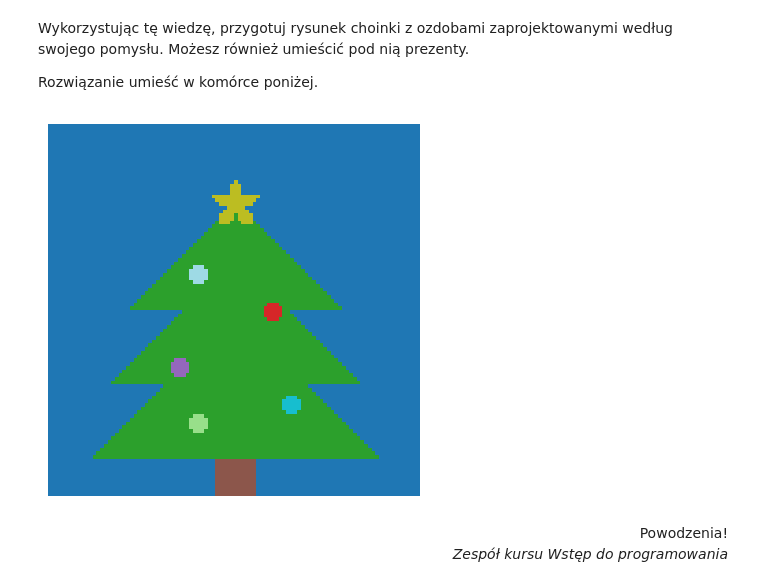
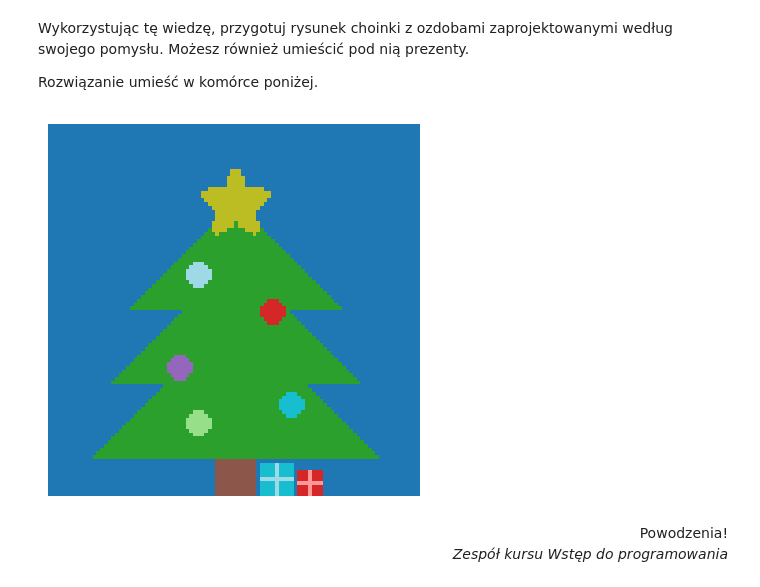
Before and after one commit to michalszo/listy-wdp, a Jupyter notebook: lista5.ipynb, the cells around one changed output. Drawn from its saved outputs; the diff is of its cells as text; code cells hidden in the pictures.

```diff
--- a/lista5.ipynb
+++ b/lista5.ipynb
@@ -218,35 +222,43 @@ def cart2pol(x, y):
     rho = np.sqrt(x**2 + y**2)
     phi = np.arctan2(y, x)
     return(rho, phi)
 
 for y in range(100):
     for x in range(100):
         if x==y==0:
             M[y,x] = 0
         # Pień
         if y >= 90 and 45 <= x <= 55:
             M[y,x] = 10
         # Liście
         if 70 <= y < 90 and abs(x - 50) < y - 50:
             M[y,x] = 4
         if 50 <= y < 70 and abs(x - 50) < y - 35:
             M[y,x] = 4
         if 20 <= y < 50 and abs(x - 50) < y - 20:
             M[y,x] = 4
         # Gwiazdka
         odległość, kąt = cart2pol(x-50, y-21)
-        if odległość < 7 - 4*(abs((kąt - (2*math.pi/20)) % (2*math.pi/5) - (2*math.pi/10)))/(2*math.pi/10):
+        if odległość < 10 - 5*(abs((kąt - (2*math.pi/20)) % (2*math.pi/5) - (2*math.pi/10)))/(2*math.pi/10):
             M[y,x] = 16
         bombki = [((40, 40), 19), ((60, 50), 6), ((35, 65), 8), ((65, 75), 18), ((40, 80), 5)]
         for (bx, by), kolor in bombki:
-            if math.sqrt((x-bx)**2 + (y-by)**2) < 2.5:
+            if math.sqrt((x-bx)**2 + (y-by)**2) < 3.5:
                 M[y,x] = kolor
+        if 57 <= x <= 65 and y >= 91:
+            M[y,x] = 18
+            if x == 61 or y == 95:
+                M[y,x] = 19
+        if 67 <= x <= 73 and y >= 93:
+            M[y,x] = 6
+            if x == 70 or y == 96:
+                M[y,x] = 7
 
 plt.matshow(M)
 plt.set_cmap('tab20')
 plt.axis('off')
 plt.show()
 # %% [output]
-[figure, old version]
+[figure, new version]
 # %% [markdown]
 <div style="text-align: right"> Powodzenia!<br><i>Zespół kursu Wstęp do programowania</i></div>
```
Also changed, not shown: parts of 7 cells of this notebook.
